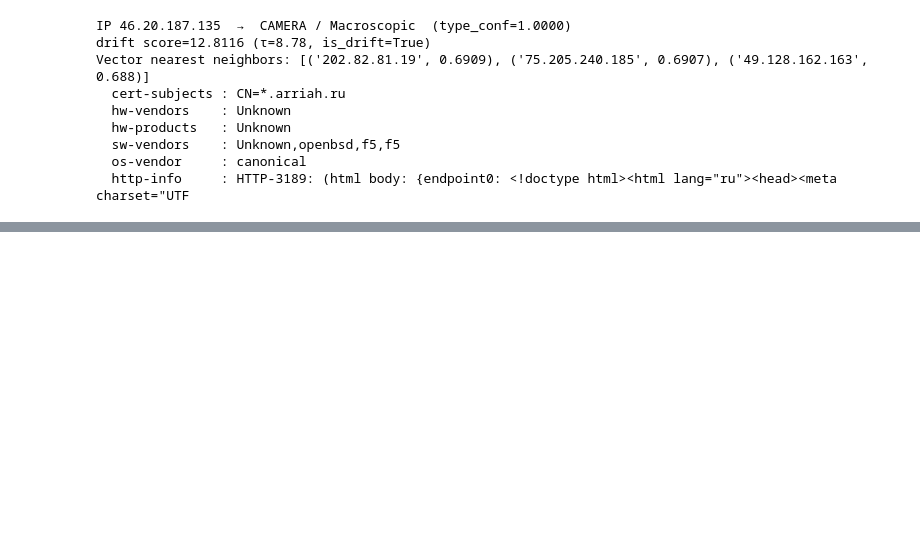
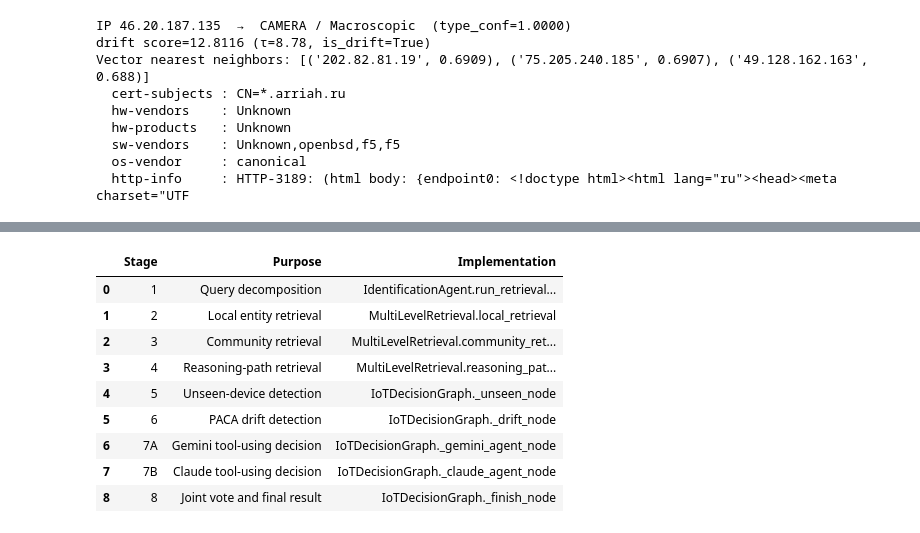
Before and after one commit to IoTProber/IoTProber, a Jupyter notebook: demo/demo_showcase.ipynb, the cells around one changed output, grey strips where cells are left out. Drawn from its saved outputs; the diff is of its cells as text; code cells hidden in the pictures; blank space fills up the shorter version.

```diff
--- a/demo/demo_showcase.ipynb
+++ b/demo/demo_showcase.ipynb
@@ -154,0 +181,24 @@ Live recognition is available in the first code cell. You can also launch the we
+# %%
+pipeline_stages = pd.DataFrame([
+    ('1', 'Query decomposition', 'IdentificationAgent.run_retrieval(whether_decompose=True)'),
+    ('2', 'Local entity retrieval', 'MultiLevelRetrieval.local_retrieval'),
+    ('3', 'Community retrieval', 'MultiLevelRetrieval.community_retrieval'),
+    ('4', 'Reasoning-path retrieval', 'MultiLevelRetrieval.reasoning_path_retrieval'),
+    ('5', 'Unseen-device detection', 'IoTDecisionGraph._unseen_node'),
+    ('6', 'PACA drift detection', 'IoTDecisionGraph._drift_node'),
+    ('7A', 'Gemini tool-using decision', 'IoTDecisionGraph._gemini_agent_node'),
+    ('7B', 'Claude tool-using decision', 'IoTDecisionGraph._claude_agent_node'),
+    ('8', 'Joint vote and final result', 'IoTDecisionGraph._finish_node'),
+], columns=['Stage', 'Purpose', 'Implementation'])
+pipeline_stages.to_string(index=False)
+# %% [output]
+|  | Stage | Purpose | Implementation |
+| 0 | 1 | Query decomposition | IdentificationAgent.run_retrieval... |
+| 1 | 2 | Local entity retrieval | MultiLevelRetrieval.local_retrieval |
+| 2 | 3 | Community retrieval | MultiLevelRetrieval.community_ret... |
+| 3 | 4 | Reasoning-path retrieval | MultiLevelRetrieval.reasoning_pat... |
+| 4 | 5 | Unseen-device detection | IoTDecisionGraph._unseen_node |
+| 5 | 6 | PACA drift detection | IoTDecisionGraph._drift_node |
+| 6 | 7A | Gemini tool-using decision | IoTDecisionGraph._gemini_agent_node |
+| 7 | 7B | Claude tool-using decision | IoTDecisionGraph._claude_agent_node |
+| 8 | 8 | Joint vote and final result | IoTDecisionGraph._finish_node |
```
Also changed, not shown: parts of 15 cells of this notebook, 24 other files.
